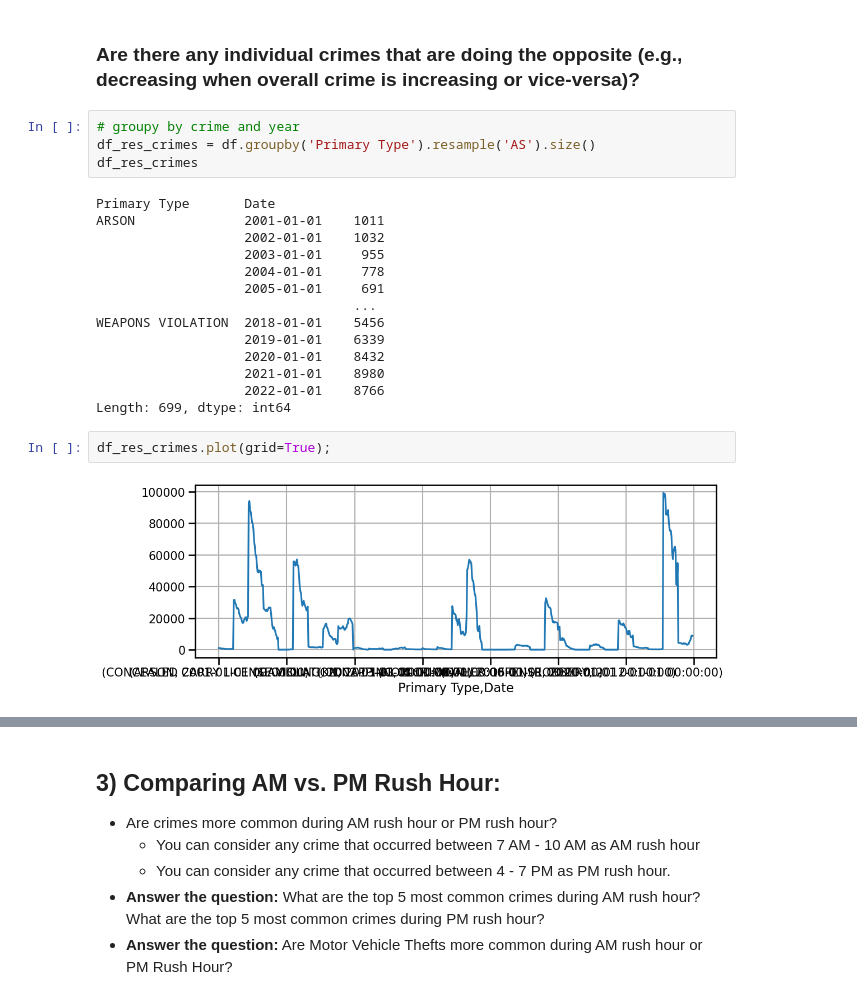
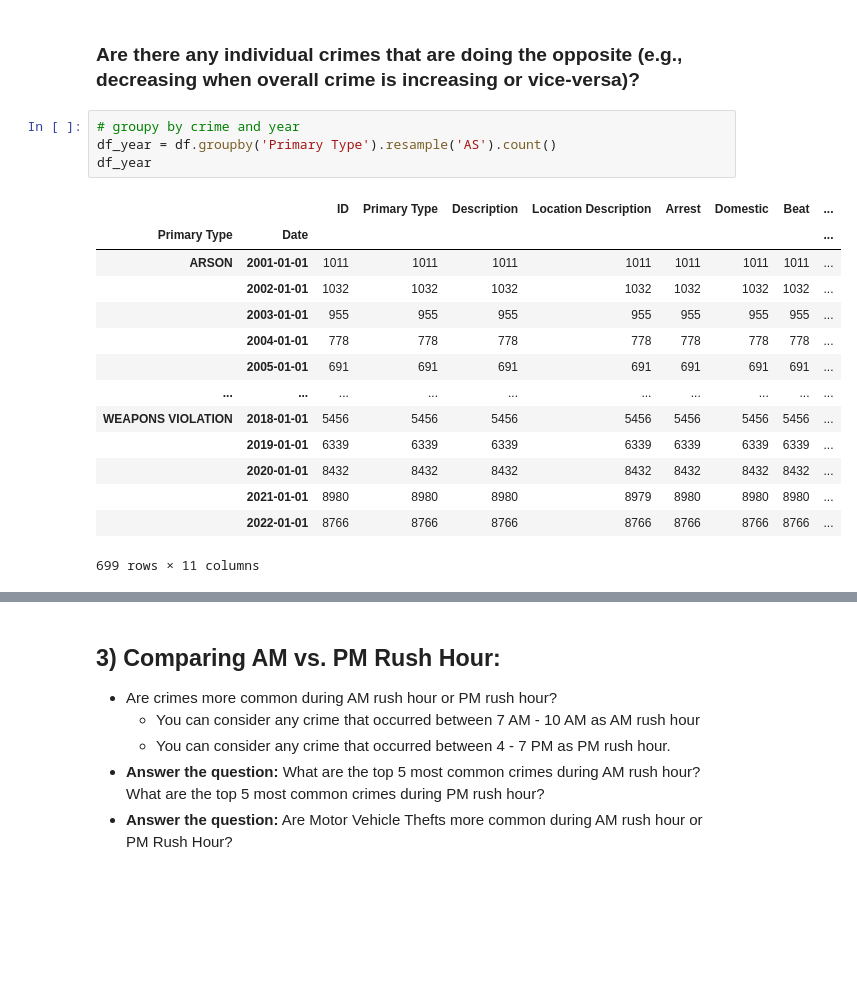
Before and after one commit to LoveidaLucero/Chicago-Crime-Trends, a Jupyter notebook: Part 1.ipynb, the cells around one changed output, grey strips where cells are left out. Cells and saved outputs as stored; diff of their text form; blank space fills up the shorter version.

```diff
--- a/Part 1.ipynb
+++ b/Part 1.ipynb
@@ -299,23 +282,20 @@ df_res_year.plot();
 ### Are there any individual crimes that are doing the opposite (e.g., decreasing when overall crime is increasing or vice-versa)?
 # %%
 # groupy by crime and year
-df_res_crimes = df.groupby('Primary Type').resample('AS').size()
-df_res_crimes
+df_year = df.groupby('Primary Type').resample('AS').count()
+df_year
 # %% [output]
+|  |  | ID | Primary Type | Description | Location Description | Arrest | Domestic | Beat | ... |
+| Primary Type | Date |  |  |  |  |  |  |  | ... |
+| ARSON | 2001-01-01 | 1011 | 1011 | 1011 | 1011 | 1011 | 1011 | 1011 | ... |
+|  | 2002-01-01 | 1032 | 1032 | 1032 | 1032 | 1032 | 1032 | 1032 | ... |
+|  | 2003-01-01 | 955 | 955 | 955 | 955 | 955 | 955 | 955 | ... |
+|  | 2004-01-01 | 778 | 778 | 778 | 778 | 778 | 778 | 778 | ... |
+|  | 2005-01-01 | 691 | 691 | 691 | 691 | 691 | 691 | 691 | ... |
+| ... | ... | ... | ... | ... | ... | ... | ... | ... | ... |
+| WEAPONS VIOLATION | 2018-01-01 | 5456 | 5456 | 5456 | 5456 | 5456 | 5456 | 5456 | ... |
+|  | 2019-01-01 | 6339 | 6339 | 6339 | 6339 | 6339 | 6339 | 6339 | ... |
+|  | 2020-01-01 | 8432 | 8432 | 8432 | 8432 | 8432 | 8432 | 8432 | ... |
+|  | 2021-01-01 | 8980 | 8980 | 8980 | 8979 | 8980 | 8980 | 8980 | ... |
+|  | 2022-01-01 | 8766 | 8766 | 8766 | 8766 | 8766 | 8766 | 8766 | ... |
-Primary Type       Date
-ARSON              2001-01-01    1011
-                   2002-01-01    1032
-                   2003-01-01     955
-                   2004-01-01     778
-                   2005-01-01     691
-                                 ...
-WEAPONS VIOLATION  2018-01-01    5456
-                   2019-01-01    6339
-                   2020-01-01    8432
-                   2021-01-01    8980
-                   2022-01-01    8766
-Length: 699, dtype: int64
+699 rows × 11 columns
-# %%
-df_res_crimes.plot(grid=True);
-# %% [output]
-[figure, removed]
```
Also changed, not shown: parts of 46 cells of this notebook.
